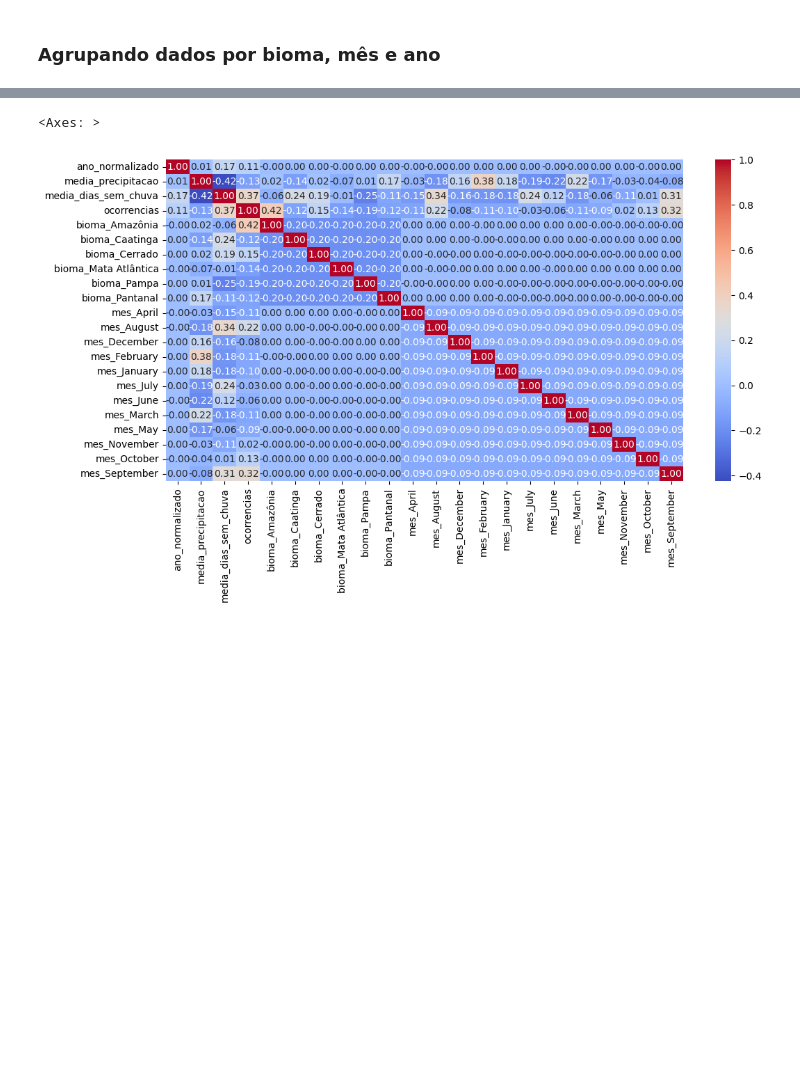
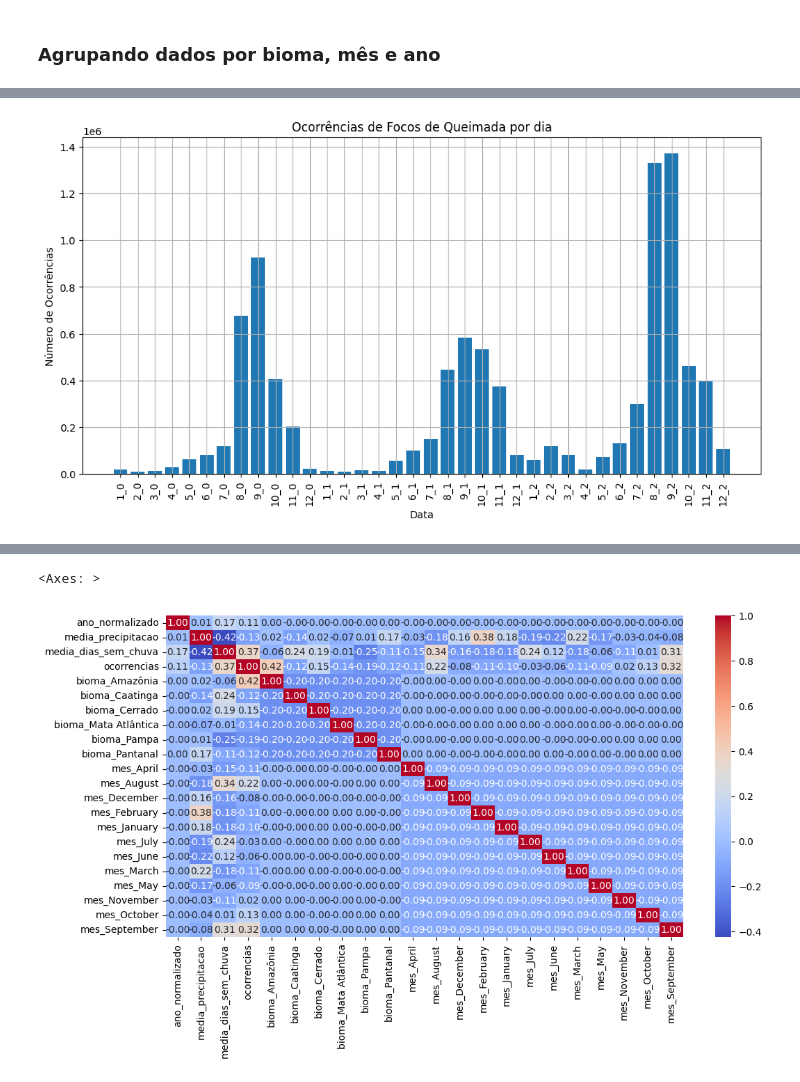
Before and after one commit to DiogoBotton/FIAP_GS_Forest_Fires, a Jupyter notebook: src/WildFire_TimeSeries/time_series.ipynb, the cells around one changed output, grey strips where cells are left out. Drawn from its saved outputs; the diff is of its cells as text; code cells hidden in the pictures; blank space fills up the shorter version.

```diff
--- a/src/WildFire_TimeSeries/time_series.ipynb
+++ b/src/WildFire_TimeSeries/time_series.ipynb
@@ -102,6 +120,9 @@ df['data'] = df['data_pas'].dt.date
 # Adquire o nome do mês em string
 df['mes'] = df['data_pas'].dt.month_name()
 
+# Adquire o nome do mês em número
+df['mes_numero'] = df['data_pas'].dt.month
+
 # Adquire o ano
 df["ano"] = df["data_pas"].dt.year
 df["ano_normalizado"] = df["ano"] - df["ano"].min() # Irá criar uma variável numérica como 1,2,3 dependendo do ano
@@ -131,7 +150,7 @@ plt.grid(True)
 # %% [markdown]
 ### Agrupando dados por bioma, mês e ano
 # %%
-df_occurrences_month = df.groupby(['bioma', 'mes', 'ano_normalizado']).agg({ # Agg realiza calculos nas colunas
+df_occurrences_month = df.groupby(['bioma', 'mes', 'ano_normalizado', 'mes_numero']).agg({ # Agg realiza calculos nas colunas
     'precipitacao': 'mean', # Média da precipitação
     'numero_dias_sem_chuva': lambda x: round(x.mean()), # Média do número de dias sem chuva e arredonda para o número mais próximo
     'pais': 'count' # Utilizando qualquer coluna para fazer a contagem de ocorrências
@@ -140,5 +159,3 @@ df_occurrences_month = df.groupby(['bioma', 'mes', 'ano_normalizado']).agg({ # A
     'numero_dias_sem_chuva': 'media_dias_sem_chuva',
     'pais': 'ocorrencias' # Renomeando a coluna "pais" (count) para "ocorrencias"
 }).reset_index() # Remove os índices hierárquicos para colunas normais do dataframe
-
-df_occurrences_month.head()
@@ -153,0 +176,10 @@ df_occurrences_month.head()
+# %%
+plt.figure(figsize=(12,6))
+plt.bar(df_occurrences_month['mes_ano'], df_occurrences_month['ocorrencias'])
+plt.title('Ocorrências de Focos de Queimada por dia')
+plt.xlabel('Data')
+plt.ylabel('Número de Ocorrências')
+plt.xticks(rotation=90)
+plt.grid(True)
+# %% [output]
+[figure, added]
```
Also changed, not shown: parts of 107 cells of this notebook, 4 other files.
